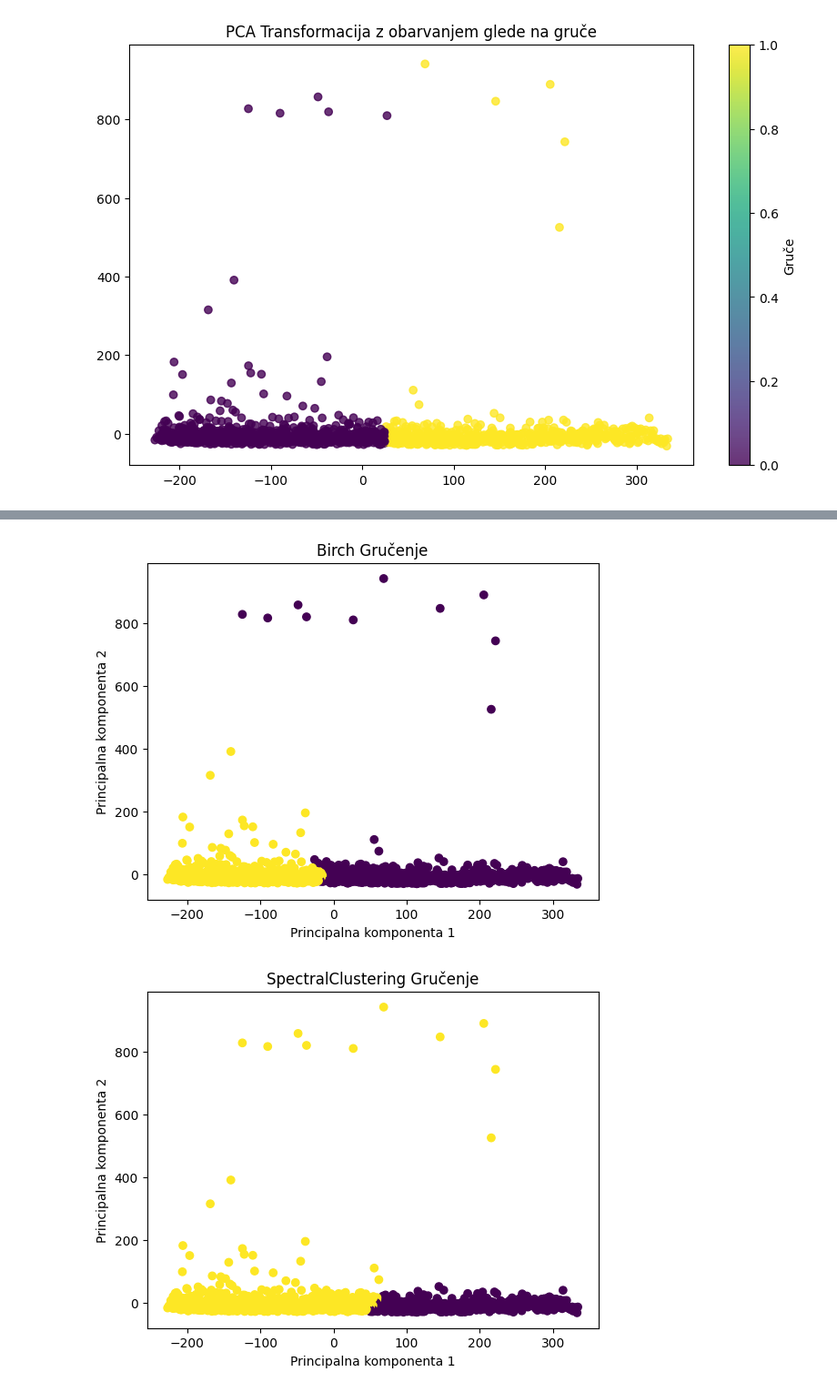
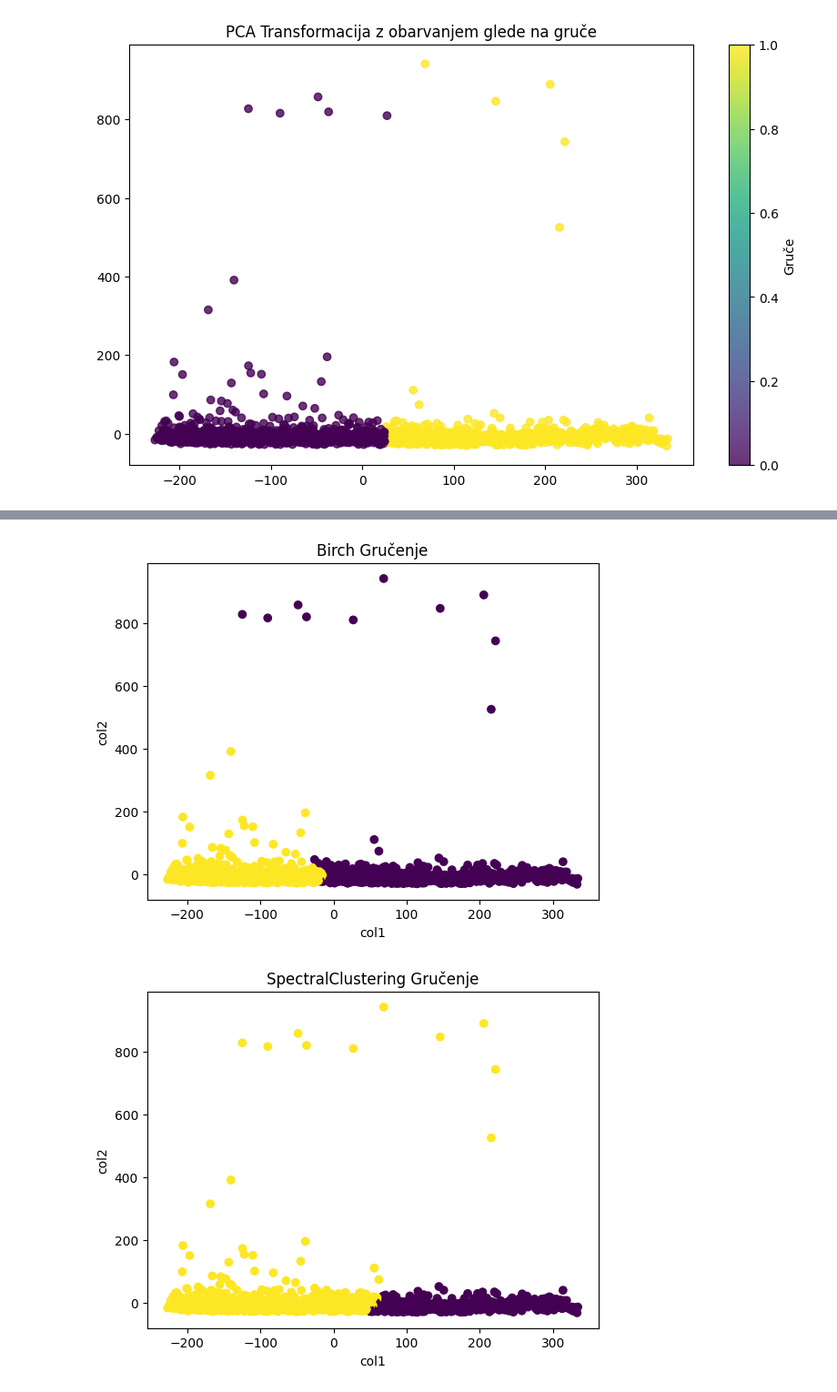
Before and after one commit to klarcika/TZ, a Jupyter notebook: Naloga8.ipynb, the cells around one changed output, grey strips where cells are left out. Shown at 91% size. Drawn from its saved outputs; the diff is of its cells as text; code cells hidden in the pictures.

```diff
--- a/Naloga8.ipynb
+++ b/Naloga8.ipynb
@@ -77,8 +78,8 @@ print("Število instanc v posamezni gruči:", st_instanc)
 # najbolj smiselno razdeliti instance.
 
 v_in={}
-for i in range(1,10):
-  km2=KMeans(n_clusters=i, random_state=0, n_init="auto")
+for i in range(1,11):
+  km2=KMeans(n_clusters=i, random_state=42, n_init="auto")
   km2.fit(dfSt)
   v_in[i]=km2.inertia_
 # %%
@@ -149,36 +147,36 @@ plt.show()
 # izvedite gručenje z dvema poljubnima algoritmoma gručenja
 # (npr. Birch, SpectralClustering, ...).  Vse algoritme gručenje,
 # ki jih ponuja knjižnica sklearn najdete na povezavi.
 # Algoritmom, ki zahtevajo predhodno določitev števila gruč,
 # določite to število glede na najdeno optimalno vrednost iz 4.točke. Za oba izrišite
 # graf raztrosa z obarvanimi instancami glede na pripadajočo gručo.
 from sklearn.cluster import Birch, SpectralClustering
 
 # Predpostavljamo, da so podatki shranjeni v spremenljivki transformed_data (rezultat PCA transformacije)
 # Določitev števila gruč
 num_clusters = 2  # Nastavite glede na rezultat iz 4. točke :2-4
 
 # Gručenje z algoritmom Birch
 birch = Birch(n_clusters=num_clusters)
 birch_labels = birch.fit_predict(transformirani_podatki)
 
 # Izris grafa raztrosa za Birch
 plt.scatter(transformirani_podatki[:, 0], transformirani_podatki[:, 1], c=birch_labels, cmap='viridis')
 plt.title('Birch Gručenje')
-plt.xlabel('Principalna komponenta 1')
-plt.ylabel('Principalna komponenta 2')
+plt.xlabel('col1')
+plt.ylabel('col2')
 plt.show()
 
 # Gručenje z algoritmom SpectralClustering
 spectral = SpectralClustering(n_clusters=num_clusters, affinity='nearest_neighbors')
 spectral_labels = spectral.fit_predict(transformirani_podatki)
 
 # Izris grafa raztrosa za SpectralClustering
 plt.scatter(transformirani_podatki[:, 0], transformirani_podatki[:, 1], c=spectral_labels, cmap='viridis')
 plt.title('SpectralClustering Gručenje')
-plt.xlabel('Principalna komponenta 1')
-plt.ylabel('Principalna komponenta 2')
+plt.xlabel('col1')
+plt.ylabel('col2')
 plt.show()
 # %% [output]
-[figure, old version]
+[figure, new version]
-[figure, old version]
+[figure, new version]
```
Also changed, not shown: parts of 4 cells of this notebook.
